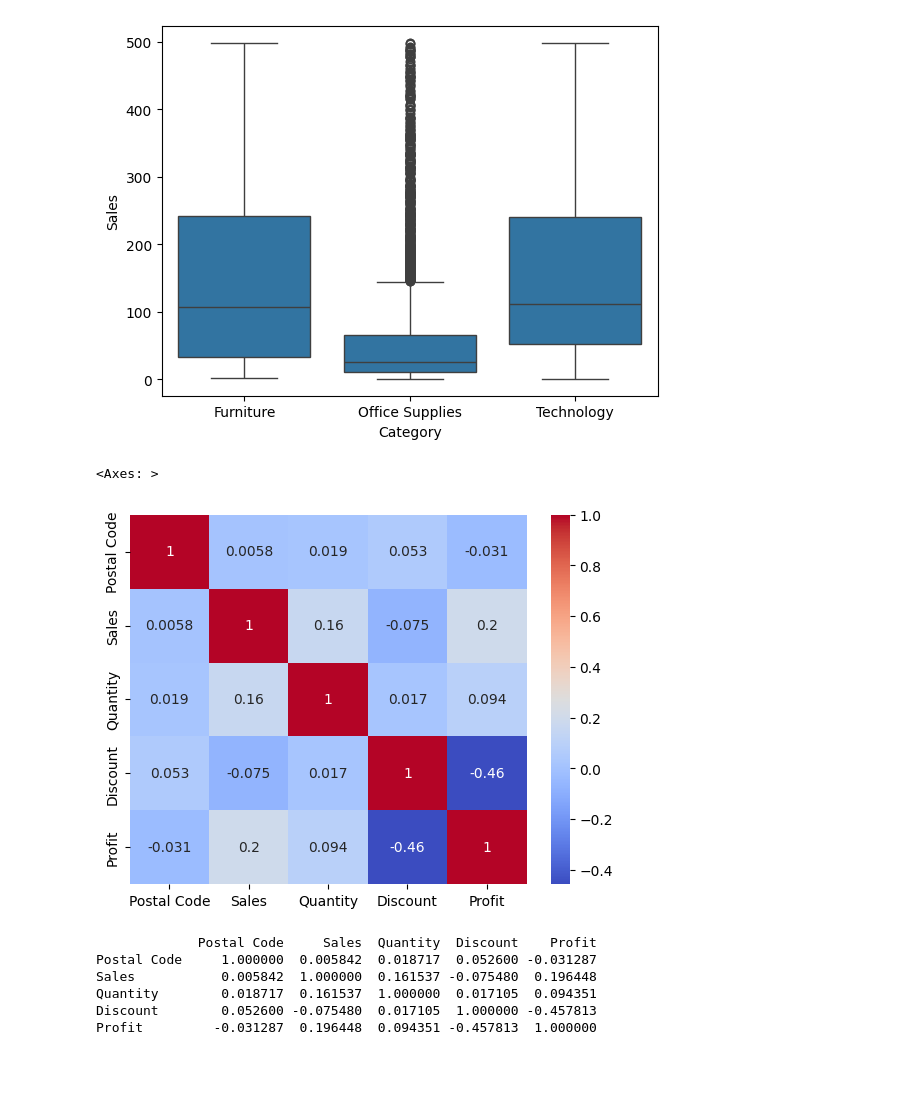
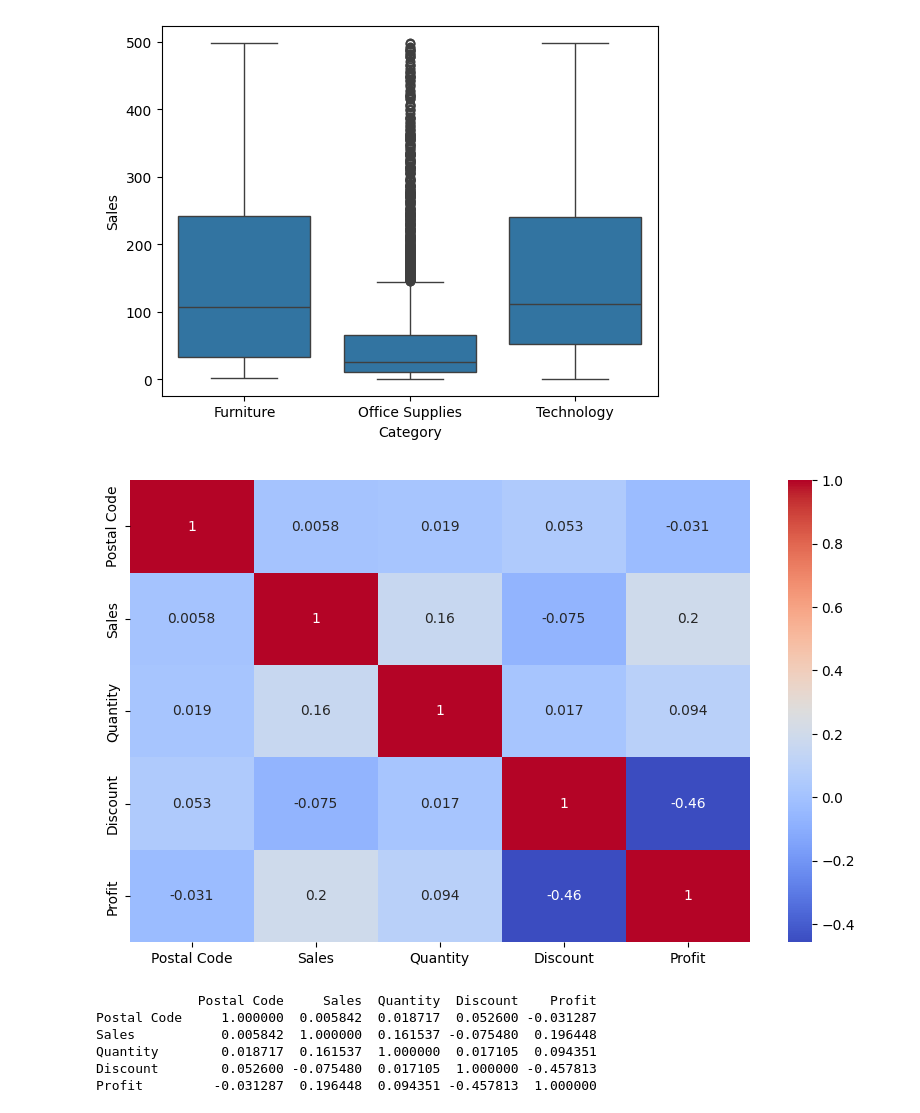
Before and after one commit to Roopa-KR/sales-intelligence-system, a Jupyter notebook: services/data_cleaning.ipynb, the cells around one changed output. Saved outputs shown, nothing was run; the diff lists cells and outputs as text; code cells hidden in the pictures; blank space fills up the shorter version.

```diff
--- a/services/data_cleaning.ipynb
+++ b/services/data_cleaning.ipynb
@@ -98,10 +118,11 @@ sns.boxplot(x='Category', y='Sales', data=df_cleaned)
 # %%
 #correlation matrix
 correlation_matrix = df_cleaned.select_dtypes(include=['number']).corr()
+plt.figure(figsize=(10,6))
 sns.heatmap(correlation_matrix, annot=True, cmap='coolwarm')
+plt.show()
 # %% [output]
-<Axes: >
-[figure, old version]
+[figure, new version]
 # %%
 print(correlation_matrix)
 #the correlation matrix shows that there is a strong positive correlation between Sales and Profit,
```
Also changed, not shown: parts of 4 cells of this notebook.
